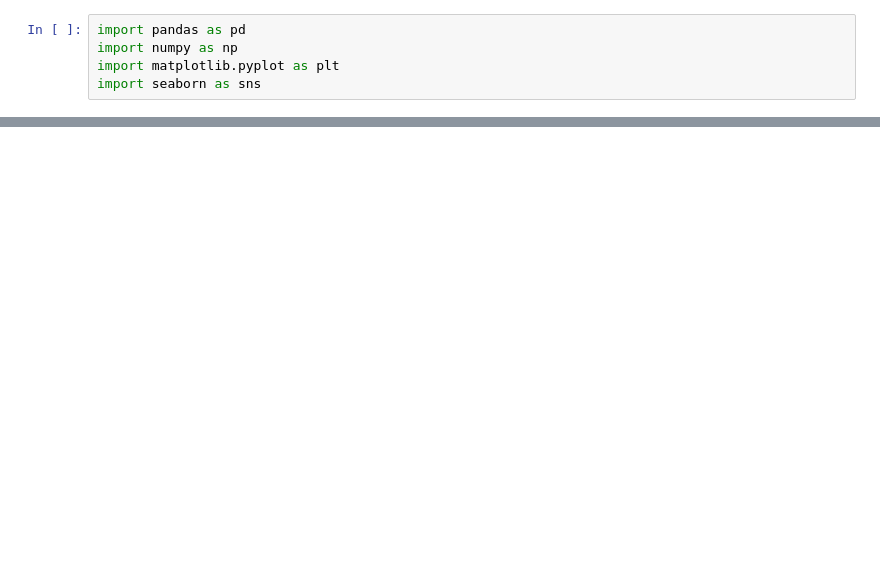
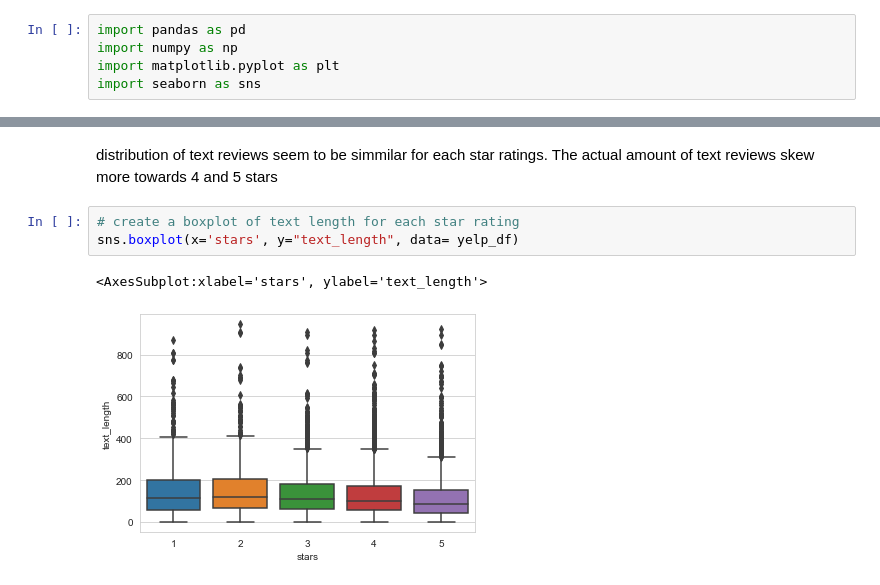
Before and after one commit to daniel8691/yelp_NLP, a Jupyter notebook: yelp_NLP.ipynb, the cells around one changed output, grey strips where cells are left out. Cells and saved outputs as stored; diff of their text form; blank space fills up the shorter version.

```diff
--- a/yelp_NLP.ipynb
+++ b/yelp_NLP.ipynb
@@ -10,0 +74,8 @@ NameError: name 'read_csv' is not defined
+# %% [markdown]
+distribution of text reviews seem to be simmilar for each star ratings. The actual amount of text reviews skew more towards 4 and 5 stars
+# %%
+# create a boxplot of text length for each star rating
+sns.boxplot(x='stars', y="text_length", data= yelp_df)
+# %% [output]
+<AxesSubplot:xlabel='stars', ylabel='text_length'>
+[figure, added]
```
Also changed, not shown: parts of 17 cells of this notebook.
